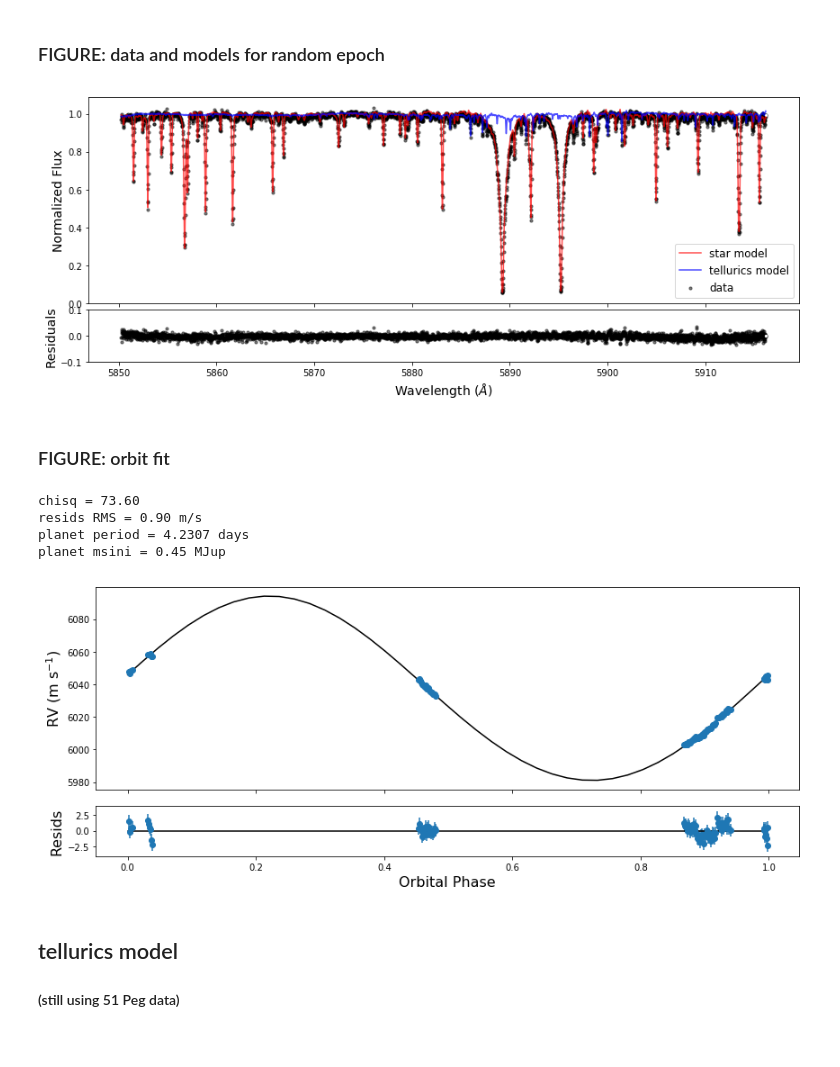
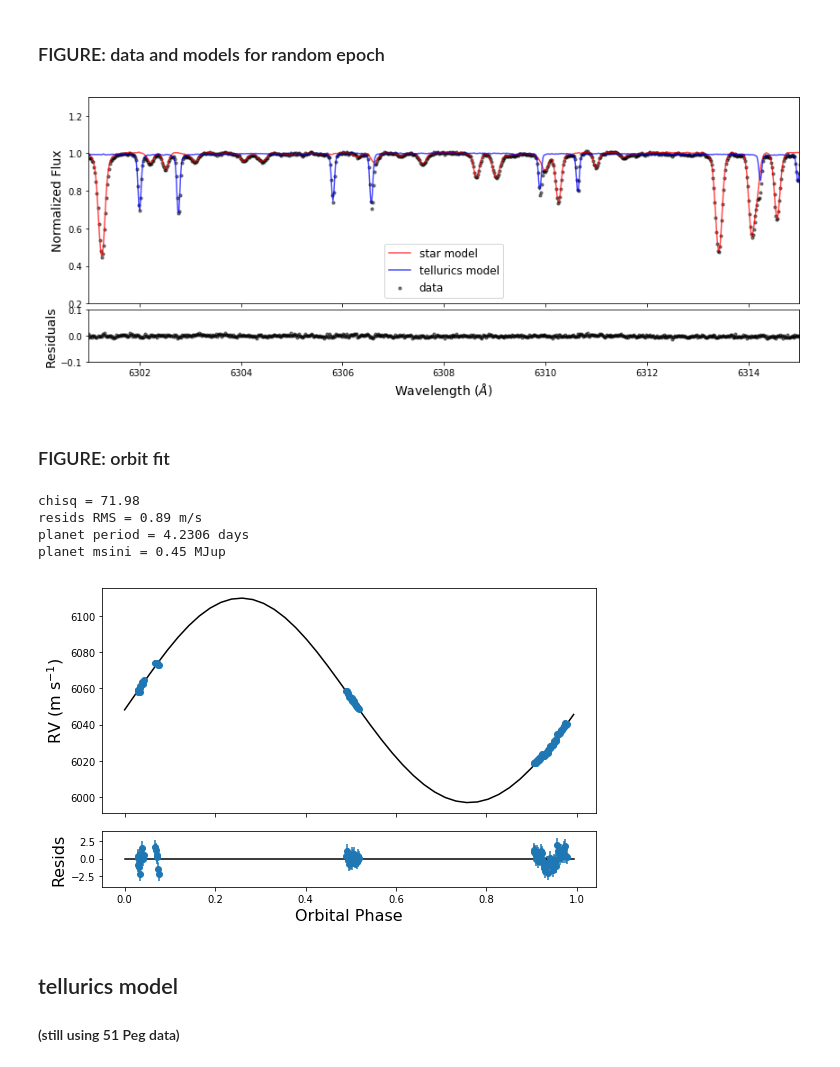
Before and after one commit to megbedell/wobble, a Jupyter notebook: paper/figures/make_figures.ipynb, the cells around one changed output. Cells and saved outputs as stored; diff of their text form; code cells hidden in the pictures.

Commit message:
more plots, fixed bug

```diff
--- a/paper/figures/make_figures.ipynb
+++ b/paper/figures/make_figures.ipynb
@@ -15,7 +15,7 @@ DATA_COLOR = 'k'
 # %% [markdown]
 ## 51 Peg:
 # %%
-results = wobble.Results(filename='/Users/mbedell/python/wobble/results/results_51peg_Kstar0_Kt0.hdf5')
+results_51peg = wobble.Results(filename='/Users/mbedell/python/wobble/results/results_51peg_Kstar0_Kt0.hdf5')
 # %% [output]
 Results: reading from /Users/mbedell/python/wobble/results/results_51peg_Kstar0_Kt0.hdf5
 # %% [markdown]
@@ -26 +23,6 @@ n = 50 # epoch
+# %%
+o = 63 # order
+r = np.where(results_51peg.orders == o)[0][0] # index into results to get desired order
+e = 7 # epoch
+n = np.where(results_51peg.epochs == e)[0][0] # index into results to get desired epoch
 # %%
@@ -36,9 +38,9 @@ resids = ys - np.exp(results.star_ys_predicted[r][n]
 fig, (ax, ax2) = plt.subplots(2, 1, gridspec_kw = {'height_ratios':[4, 1]}, figsize=(12,5))
 ax.scatter(xs, ys, marker=".", alpha=0.5, c=DATA_COLOR, label='data', s=40)
 ax.scatter(xs[mask], ys[mask], marker=".", alpha=1., c='white', s=20)
-ax.plot(xs, np.exp(results.star_ys_predicted[r][n]),
+ax.plot(xs, np.exp(results_51peg.star_ys_predicted[r][n]),
                 color=MODEL_STAR_COLOR, label='star model', lw=1.5, alpha=0.7)
-ax.plot(xs, np.exp(results.tellurics_ys_predicted[r][n]),
+ax.plot(xs, np.exp(results_51peg.tellurics_ys_predicted[r][n]),
                 color=MODEL_T_COLOR, label='tellurics model', lw=1.5, alpha=0.7)
 ax.set_xticklabels([])
 ax.set_ylabel('Normalized Flux', fontsize=14)
@@ -49,12 +51,16 @@ ax2.set_ylim([-0.1, 0.1])
 ax2.set_xlabel(r'Wavelength ($\AA$)', fontsize=14)
 ax2.set_ylabel('Residuals', fontsize=14)
 
+ax.set_xlim([6301,6315])
+ax2.set_xlim([6301,6315])
+ax.set_ylim([0.2,1.3])
+
 ax.legend(fontsize=12)
 fig.tight_layout()
 fig.subplots_adjust(hspace=0.05)
-plt.savefig('51peg_fit.png')
+plt.savefig('51peg_telluriczoom.png')
 # %% [output]
-[figure, old version]
+[figure, new version]
 # %% [markdown]
 ### FIGURE: orbit fit
 # %%
@@ -127,9 +133,9 @@ def resid(par,fn,x,y,yerr):
     model = fn(par,x)
     return (y - model)/yerr
 # %%
-rvs = results.star_time_rvs + results.bervs
+rvs = results_51peg.star_time_rvs + results_51peg.bervs
 sigs = np.ones_like(rvs) # HACK!!!!
-dates = results.dates - 2450000
+dates = results_51peg.dates - 2450000
 # %%
 from scipy.optimize import leastsq
 par0 = np.asarray([4.2308, 55.65, 0.001, 90 * np.pi/180., 0., 0.])  # [period, K, ecc, omega, tp, offset]
@@ -137,36 +143,37 @@ soln = leastsq(resid, par0, args=(keplerian, dates, rvs, sigs))
 # %%
 par = soln[0]
 period = par[0]
 date_fold = dates % period
-fig, (ax1, ax2) = plt.subplots(2, 1, gridspec_kw = {'height_ratios':[4, 1]}, figsize=(12,5))
+fig, (ax1, ax2) = plt.subplots(2, 1, gridspec_kw = {'height_ratios':[4, 1]}, figsize=(8,5))
 
 ax1.errorbar(date_fold/period, rvs, sigs, fmt='o')
 xs = np.arange(0.,period,0.1)
 ax1.plot(xs/period, calc_rvs(xs, par), color='k')
 #ax1.set_ylim([-80, 80])
 ax1.set_xticklabels('',visible=False)
 ax1.set_ylabel(r'RV (m s$^{-1}$)', fontsize=16)
 
 ax2.set_ylim([-4, 4])
 
 
 resids = resid(par,keplerian,dates,rvs,sigs)
 ax2.errorbar(date_fold/period, resids, sigs, fmt='o')
 ax2.plot(xs/period, np.zeros_like(xs), color='k')
 print('chisq = {0:.2f}'.format(np.sum(resids**2/sigs**2)))
 print('resids RMS = {0:.2f} m/s'.format(np.std(resids)))
 print('planet period = {0:.4f} days'.format(period))
 print('planet msini = {0:.2f} MJup'.format(calc_msini(*par[:3])))
 fig.subplots_adjust(hspace=.05)
 ax2.set_ylabel('Resids', fontsize=16)
 ax2.set_xlabel('Orbital Phase', fontsize=16)
 fig.tight_layout()
+plt.savefig('51peg_planet.png')
 # %% [output]
-chisq = 73.60
-resids RMS = 0.90 m/s
-planet period = 4.2307 days
+chisq = 71.98
+resids RMS = 0.89 m/s
+planet period = 4.2306 days
 planet msini = 0.45 MJup
-[figure, old version]
+[figure, new version]
 # %% [markdown]
 ## tellurics model
 #### (still using 51 Peg data)
```
Also changed, not shown: parts of 18 cells of this notebook, 1 other file.
